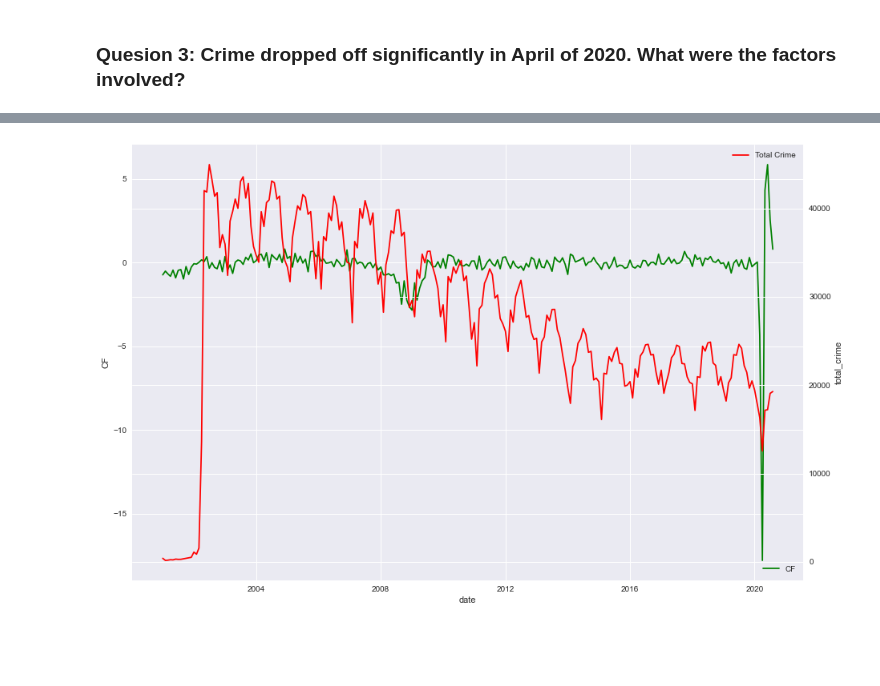
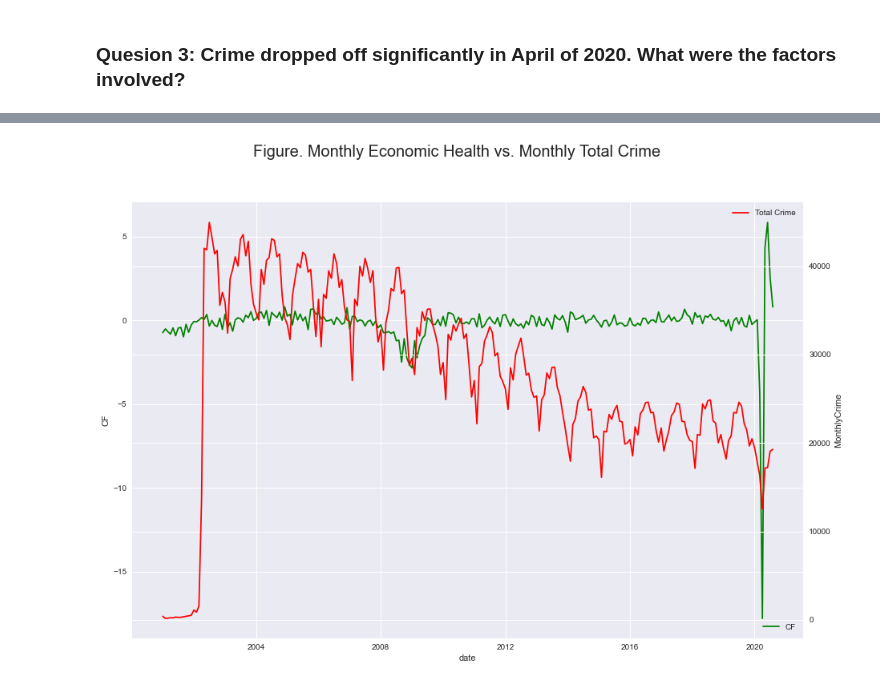
Before and after one commit to tjdolan121/4502Proj, a Jupyter notebook: forge/code/DataMiningQuestions.ipynb, the cells around one changed output, grey strips where cells are left out. Saved outputs shown, nothing was run; the diff lists cells and outputs as text; code cells hidden in the pictures; blank space fills up the shorter version.

```diff
--- a/forge/code/DataMiningQuestions.ipynb
+++ b/forge/code/DataMiningQuestions.ipynb
@@ -82,7 +82,7 @@ datatypes = {'block': 'object',
 # %%
 load_dotenv()
 path_to_data = os.environ.get('CLEAN_DATA')
-df = pd.read_csv(path_to_data, dtype=datatypes)
+original_df = pd.read_csv(path_to_data, dtype=datatypes)
 # %% [markdown]
 <a id='home'></a>
 # %% [markdown]
@@ -96,2 +90,17 @@ figure_title_size = 20
+# %%
+df = original_df.copy()
+# %%
+SINGLE_PLOT_SIZE = (15, 10)
+
+SINGLE_BAR_CHART_PARAMS = {'edgecolor': 'black',
+                           'linewidth': 1,
+                           'figsize': SINGLE_PLOT_SIZE}
+
+SINGLE_LINE_CHART_PARAMS = {'figsize': SINGLE_PLOT_SIZE}
+
+FIGURE_TITLE_SIZE = 20
+
+Q1_TIME_DOMAIN = list(range(2002, 2020))
+Q3_TIME_DOMAIN = list(range(2002, 2021))
 # %% [markdown]
 # Part 2. Questions
@@ -314,9 +355,23 @@ temp5.groupby(['Year', 'Month']).count()
 # %%
-fig, ax = plt.subplots(figsize=(15, 10))
-ax = sns.lineplot(x="date", y="CF", data=total_crime_plus_econ_df_full, ax=ax, color='green', label='CF');
+# Figure.
+
+# Data: | date(Month-Year) | CF | MonthlyCrime
+temp5 = pd.DataFrame({'Year': df.year, 'Month': df.month, 'CF': df.CF})
+temp5['MonthlyCrime'] = temp5.groupby(['Year', 'Month'])['CF'].transform('count')
+temp5 = pd.DataFrame(temp5.groupby(['Year', 'Month']).mean().reset_index())
+temp5['date'] = pd.to_datetime([f'{y}-{m}' for y, m in zip(temp5.Year, temp5.Month)])
+temp5.drop(['Year', 'Month'], axis=1, inplace=True)
+
+# Plotting:
+
+fig_title = 'Figure. Monthly Economic Health vs. Monthly Total Crime'
+
+fig, ax = plt.subplots(**SINGLE_LINE_CHART_PARAMS)
+fig.suptitle(fig_title, fontsize=FIGURE_TITLE_SIZE)
+ax = sns.lineplot(x="date", y="CF", data=temp5, ax=ax, color='green', label='CF');
 ax.legend(loc='lower right')
 ax2 = ax.twinx()
-sns.lineplot(x="date", y="total_crime", data=total_crime_plus_econ_df_full, ax=ax2, color='red', label='Total Crime');
+sns.lineplot(x="date", y="MonthlyCrime", data=temp5, ax=ax2, color='red', label='Total Crime');
 plt.show()
 # %% [output]
-[figure, old version]
+[figure, new version]
```
Also changed, not shown: parts of 27 cells of this notebook.
